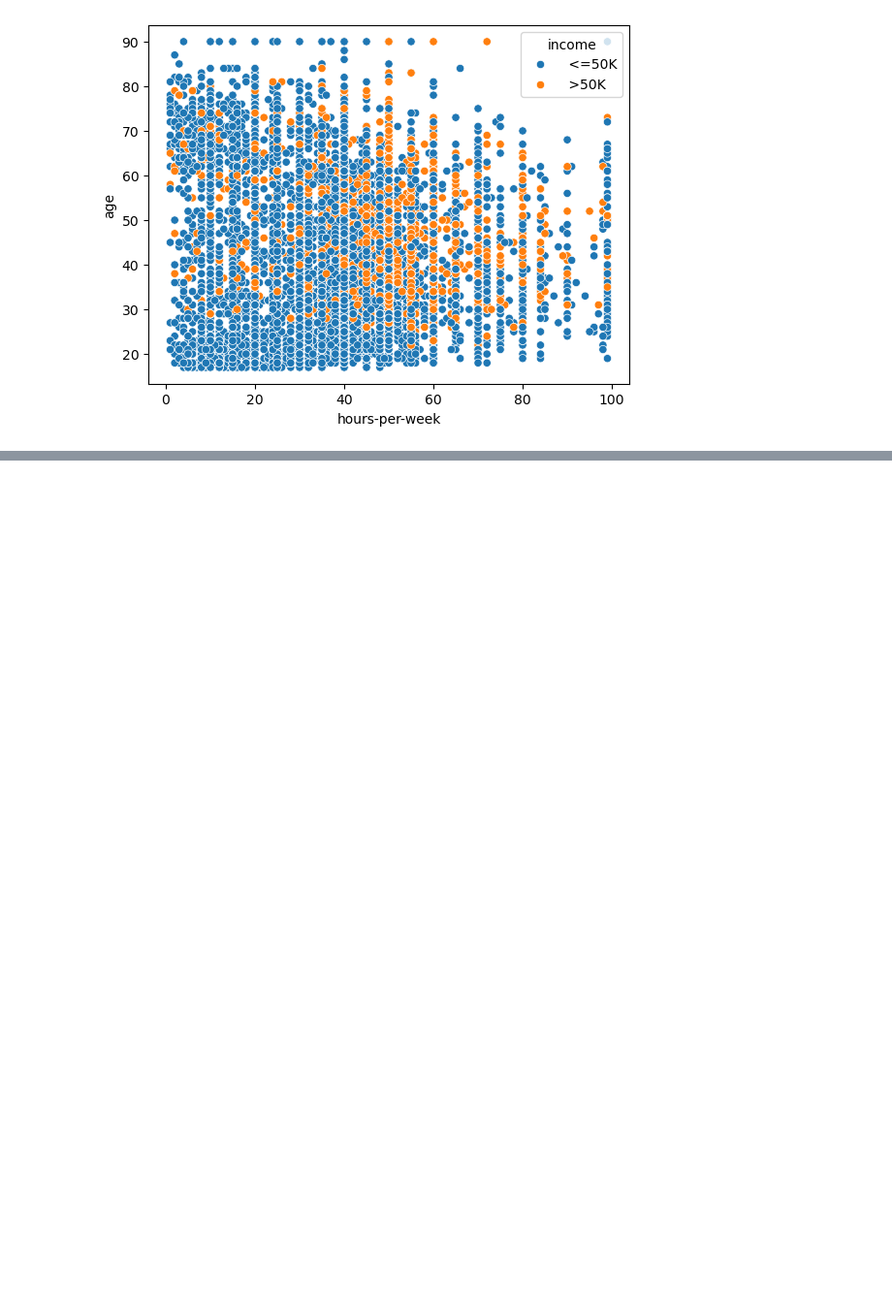
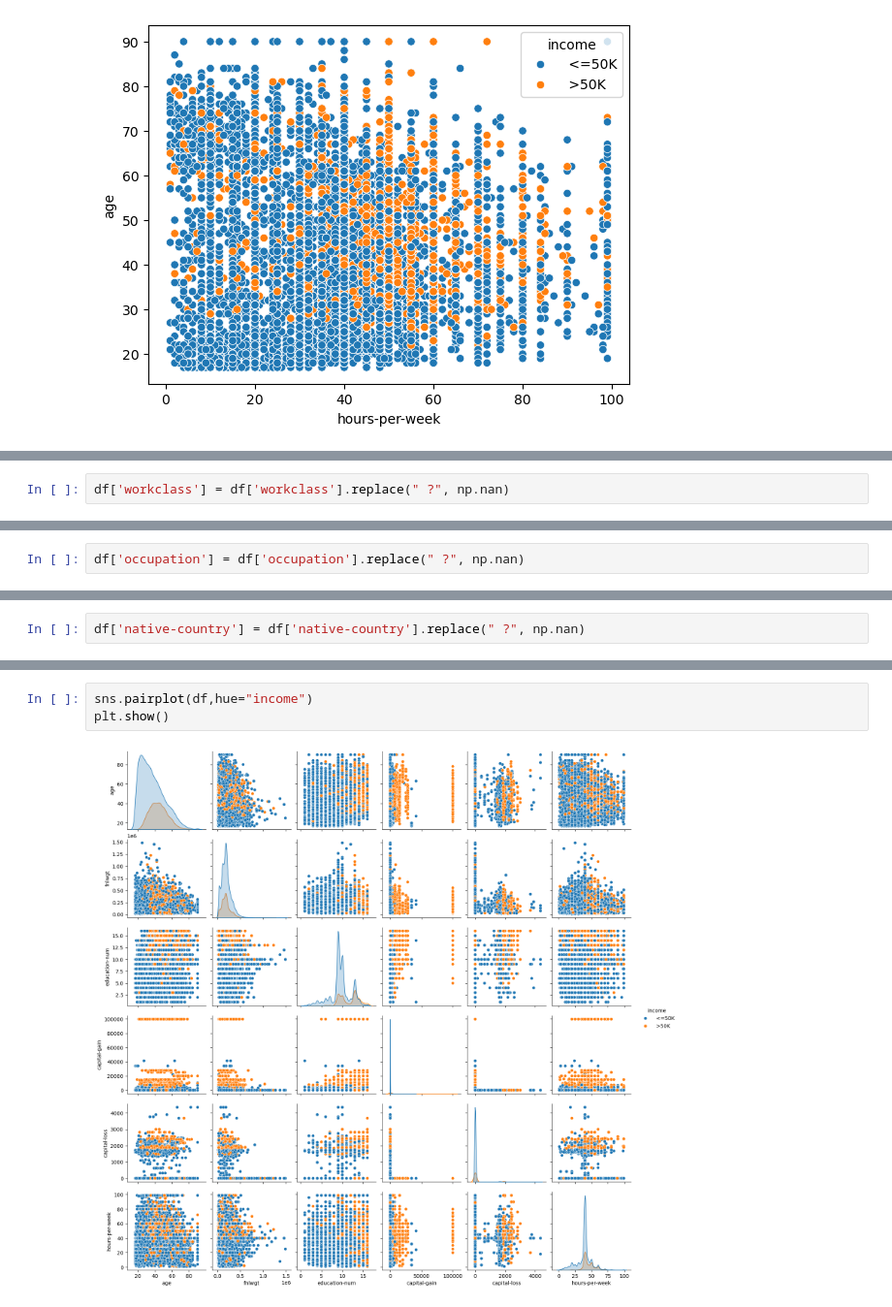
Before and after one commit to AbdullahTurgut/Machine-Learning, a Jupyter notebook: 16- RandomForestClassifier.ipynb, the cells around one changed output, grey strips where cells are left out. Shown at 97% size. Cells and saved outputs as stored; diff of their text form; blank space fills up the shorter version.

```diff
--- a/16- RandomForestClassifier.ipynb
+++ b/16- RandomForestClassifier.ipynb
@@ -175,0 +196,2 @@ plt.show()
+# %%
+df['workclass'] = df['workclass'].replace(" ?", np.nan)
@@ -175,0 +236,2 @@ plt.show()
+# %%
+df['occupation'] = df['occupation'].replace(" ?", np.nan)
@@ -175,0 +258,2 @@ plt.show()
+# %%
+df['native-country'] = df['native-country'].replace(" ?", np.nan)
@@ -175,0 +299,5 @@ plt.show()
+# %%
+sns.pairplot(df,hue="income")
+plt.show()
+# %% [output]
+[figure, added]
```
Also changed, not shown: parts of 45 cells of this notebook.
